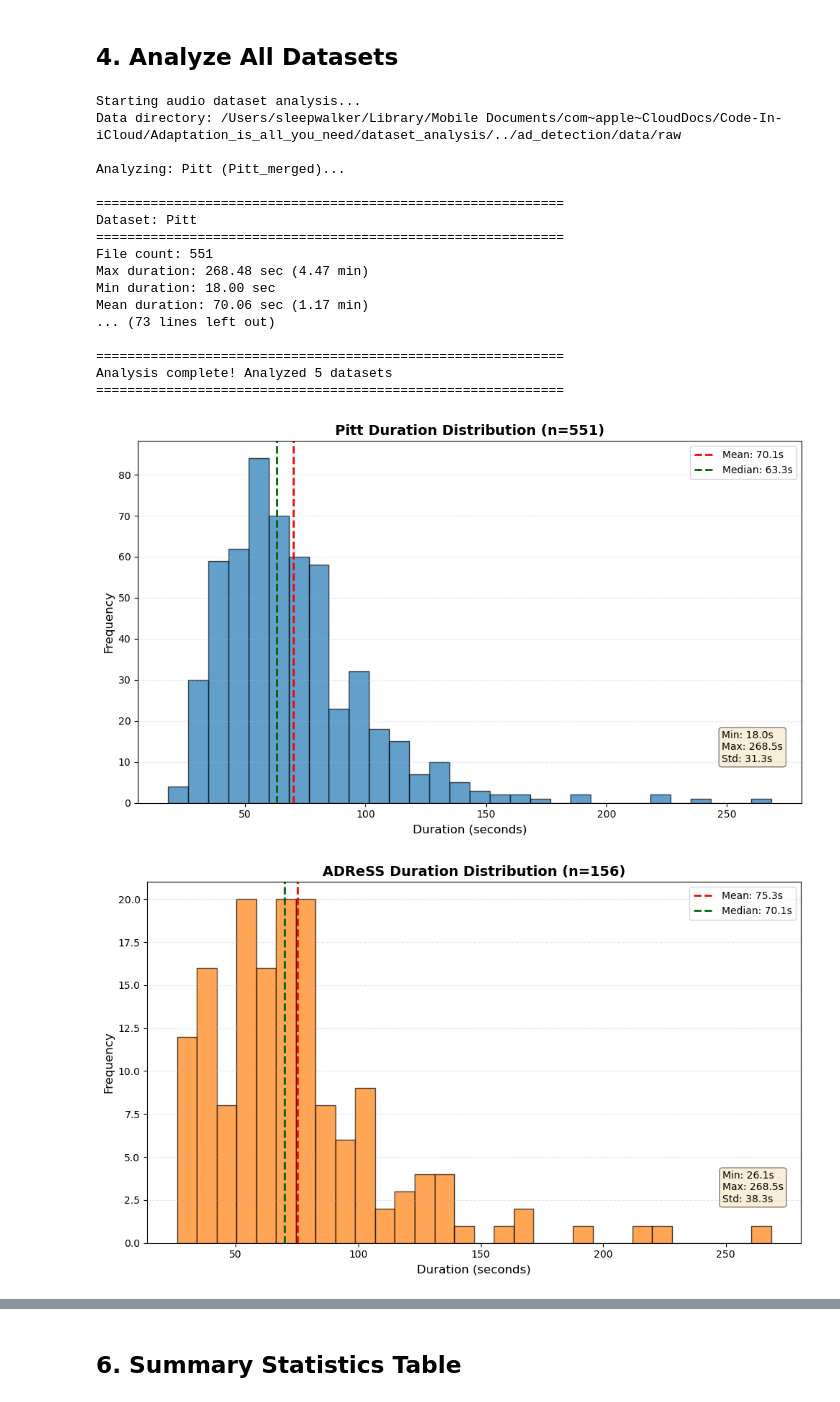
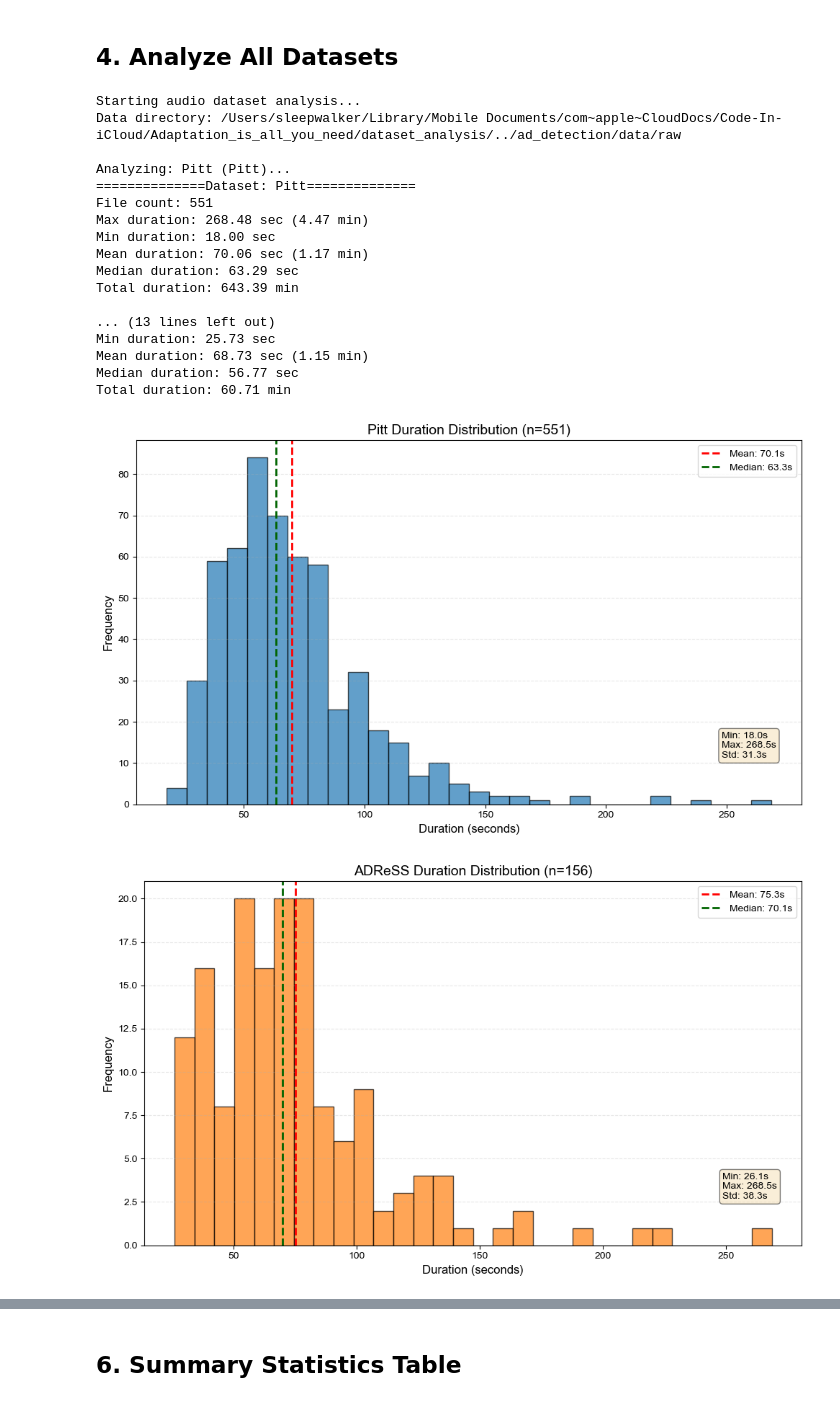
Before and after one commit to Sleepwalker554/Adaptation_is_all_you_need, a Jupyter notebook: dataset_analysis/dataset_analysis.ipynb, the cells around one changed output, grey strips where cells are left out. Cells and saved outputs as stored; diff of their text form; code cells hidden in the pictures.

```diff
--- a/dataset_analysis/dataset_analysis.ipynb
+++ b/dataset_analysis/dataset_analysis.ipynb
@@ -5,7 +1,6 @@ Analyze audio duration distribution for datasets in data/raw directory (supports
 # %% [markdown]
 ## 1. Import Libraries
 # %%
-import os
 import wave
 import numpy as np
 import matplotlib.pyplot as plt
@@ -16,30 +11,17 @@ plt.rcParams['font.sans-serif'] = ['Arial Unicode MS', 'SimHei', 'DejaVu Sans']
 plt.rcParams['axes.unicode_minus'] = False
 from pydub import AudioSegment
 import pandas as pd
-
-# Set plot style
-plt.style.use('default')
-%matplotlib inline
 # %% [markdown]
 ## 2. Configuration - Dataset Names and Display Names
 # %%
 # Define dataset names (folder names)
-DATASET_FOLDERS = [
-    'Pitt_merged',
-    'ADReSS_merged',
-    'Lu_merged',
-    'ADReSSo_merged',
-    'ADReSS-M_merged'
-]
-
-# Define display names for plots (same order as DATASET_FOLDERS)
-DATASET_DISPLAY_NAMES = [
+DATASET_NAME = [
     'Pitt',
     'ADReSS',
-    'Lu',
-    'ADReSSo',
-    'ADReSS-M'
-]
+    'Lu']
+#     'ADReSSo',
+#     'ADReSS-M'
+# ]
 
 # Base directory for data
 BASE_DIR = Path('../ad_detection/data/raw')
@@ -137,48 +116,43 @@ print(f"Data directory: {BASE_DIR.absolute()}")
 dataset_stats = {}
 
 # Analyze each dataset
-for folder_name, display_name in zip(DATASET_FOLDERS, DATASET_DISPLAY_NAMES):
+for folder_name, display_name in zip(DATASET_NAME, DATASET_NAME):
     dataset_path = BASE_DIR / folder_name
 
     if not dataset_path.exists():
         print(f"\nWarning: {folder_name} does not exist, skipping...")
         continue
 
-    print(f"\nAnalyzing: {display_name} ({folder_name})...")
     analysis_result = analyze_dataset(str(dataset_path))
     durations = analysis_result['durations']
     dataset_stats[display_name] = analysis_result
 
     # Print statistics
     print_statistics(display_name, durations)
-
-print(f"\n\n{'='*60}")
-print(f"Analysis complete! Analyzed {len(dataset_stats)} datasets")
-print(f"{'='*60}")
 # %% [output]
 Starting audio dataset analysis...
 Data directory: /Users/sleepwalker/Library/Mobile Documents/com~apple~CloudDocs/Code-In-iCloud/Adaptation_is_all_you_need/dataset_analysis/../ad_detection/data/raw
 
-Analyzing: Pitt (Pitt_merged)...
-
-============================================================
-Dataset: Pitt
-============================================================
+Analyzing: Pitt (Pitt)...
+==============Dataset: Pitt==============
 File count: 551
 Max duration: 268.48 sec (4.47 min)
 Min duration: 18.00 sec
 Mean duration: 70.06 sec (1.17 min)
-... (73 lines left out)
+Median duration: 63.29 sec
+Total duration: 643.39 min
 
-============================================================
-Analysis complete! Analyzed 5 datasets
-============================================================
+... (13 lines left out)
+Min duration: 25.73 sec
+Mean duration: 68.73 sec (1.15 min)
+Median duration: 56.77 sec
+Total duration: 60.71 min
 # %%
 # Define colors for each dataset
 COLORS = ['#1f77b4', '#ff7f0e', '#2ca02c', '#d62728', '#9467bd']
 
 # Generate individual histogram for each dataset
-for idx, display_name in enumerate(DATASET_DISPLAY_NAMES):
+for idx, display_name in enumerate(DATASET_NAME):
     if display_name not in dataset_stats:
         print(f"Skipping {display_name}: No data available")
         continue
@@ -194,32 +168,32 @@ for idx, display_name in enumerate(DATASET_DISPLAY_NAMES):
     fig, ax = plt.subplots(figsize=(10, 6))
 
     # Plot histogram
     ax.hist(durations, bins=30, color=color, alpha=0.7, edgecolor='black')
 
     # Add mean and median lines
     mean_val = np.mean(durations)
     median_val = np.median(durations)
 
     ax.axvline(mean_val, color='red', linestyle='--', linewidth=2,
                label=f'Mean: {mean_val:.1f}s')
     ax.axvline(median_val, color='darkgreen', linestyle='--', linewidth=2,
                label=f'Median: {median_val:.1f}s')
 
     # Styling
     ax.set_xlabel('Duration (seconds)', fontsize=12)
     ax.set_ylabel('Frequency', fontsize=12)
     ax.set_title(f'{display_name} Duration Distribution (n={len(durations)})',
                  fontsize=14, fontweight='bold')
     ax.legend(fontsize=10, loc='upper right')
     ax.grid(axis='y', alpha=0.3, linestyle='--')
 
     # Add statistics text box
     stats_text = f'Min: {min(durations):.1f}s\nMax: {max(durations):.1f}s\nStd: {np.std(durations):.1f}s'
     ax.text(0.88, 0.2, stats_text, transform=ax.transAxes,
             fontsize=10, verticalalignment='top',
             bbox=dict(boxstyle='round', facecolor='wheat', alpha=0.5))
 
     plt.tight_layout()
 # %% [output]
-[figure, old version]
+[figure, new version]
-[figure, old version]
+[figure, new version]
```
Also changed, not shown: parts of 4 cells of this notebook, 19 other files.
